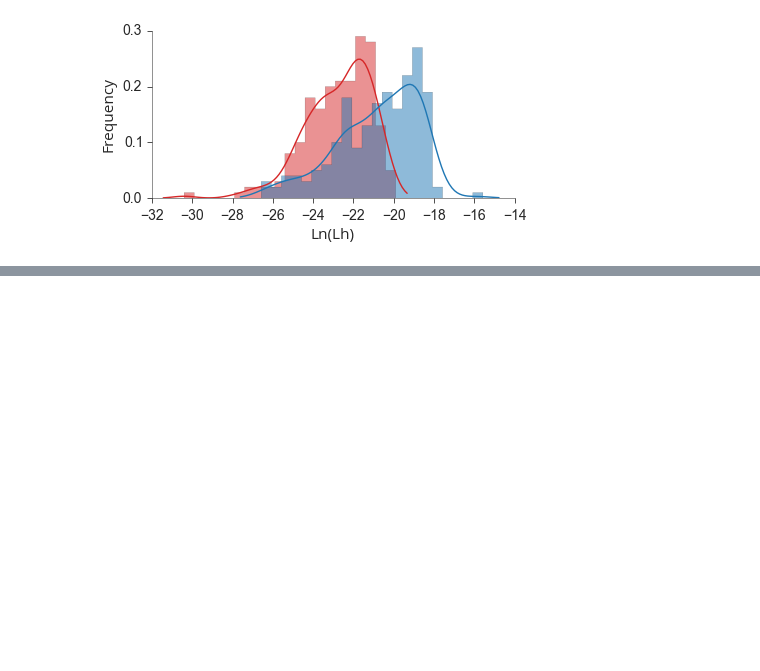
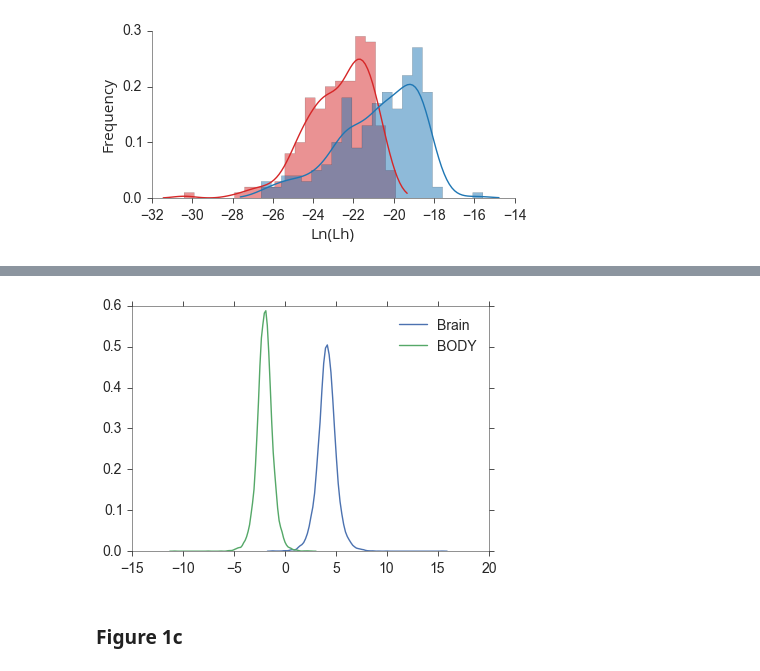
Before and after one commit to qfma/duf1220, a Jupyter notebook: plots/DUF1220-plots.ipynb, the cells around one changed output, grey strips where cells are left out. Saved outputs shown, nothing was run; the diff lists cells and outputs as text; code cells hidden in the pictures; blank space fills up the shorter version.

Commit message:
Added new bayesian analysis plots

```diff
--- a/plots/DUF1220-plots.ipynb
+++ b/plots/DUF1220-plots.ipynb
@@ -310,0 +318,4 @@ plt.savefig("2015-03-12-DUF1220-figS3.svg", dpi=None, facecolor='w', edgecolor='
+# %%
+# Read in the data from the excel file and use the second sheet
+brain_body = pd.read_table('Brain_Body.txt', sep=' ')
+brain_body.head()
@@ -310,0 +329,9 @@ plt.savefig("2015-03-12-DUF1220-figS3.svg", dpi=None, facecolor='w', edgecolor='
+# %%
+sns.set_context("paper", font_scale=1.75)
+sns.set_style("ticks", {"axes.linewidth": 0.5, 'xtick.major.size': 5, 'ytick.major.size': 5})
+sns.kdeplot(brain_body["Brain"]);
+sns.kdeplot(brain_body["BODY"]);
+# %% [output]
+[figure, added]
+# %% [markdown]
+### Figure 1c
```
Also changed, not shown: parts of 10 cells of this notebook.
